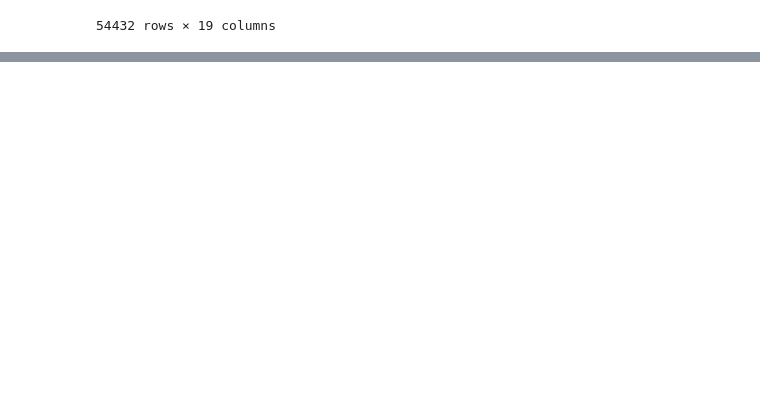
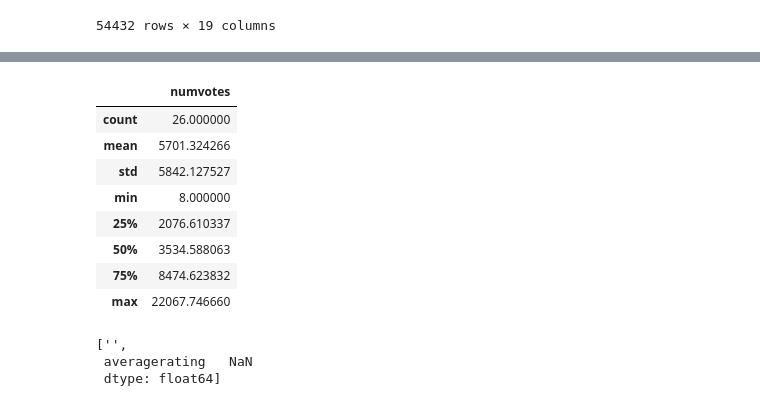
Before and after one commit to NelGen/NG-Msoft-Movie-Project, a Jupyter notebook: ScrapBook.ipynb, the cells around one changed output, grey strips where cells are left out. Saved outputs shown, nothing was run; the diff lists cells and outputs as text; code cells hidden in the pictures; blank space fills up the shorter version.

Commit message:
Cleaned Genres and IMDB

```diff
--- a/ScrapBook.ipynb
+++ b/ScrapBook.ipynb
@@ -368,0 +588,3 @@ main_rt
+# %%
+for genre in unique_genres:
+    clean_ratings[genre] = clean_ratings['genre_list'].apply(lambda x: genre in x)
@@ -368,0 +596,5 @@ main_rt
+# %%
+average_ratings = []
+for genre in unique_genres:
+    average = clean_ratings.loc[clean_ratings[genre]].loc[:,['averagerating']].mean()
+    average_ratings.append([genre,average])
@@ -368,0 +621,5 @@ main_rt
+# %%
+average_votes = []
+for genre in unique_genres:
+    average = clean_ratings.loc[clean_ratings[genre]].loc[:,['numvotes']].mean()
+    average_votes.append([genre,average])
@@ -368,0 +646,14 @@ main_rt
+# %%
+vote_outliers = list(map(lambda x: x[1],average_votes))
+# %%
+pd.DataFrame(vote_outliers).describe()
+# %% [output]
+|  | numvotes |
+| count | 26.000000 |
+| mean | 5701.324266 |
+| std | 5842.127527 |
+| min | 8.000000 |
+| 25% | 2076.610337 |
+| 50% | 3534.588063 |
+| 75% | 8474.623832 |
+| max | 22067.746660 |
@@ -368,0 +670,6 @@ main_rt
+# %%
+average_ratings_sorted.pop(2)
+# %% [output]
+['',
+ averagerating   NaN
+ dtype: float64]
```
Also changed, not shown: parts of 81 cells of this notebook.
